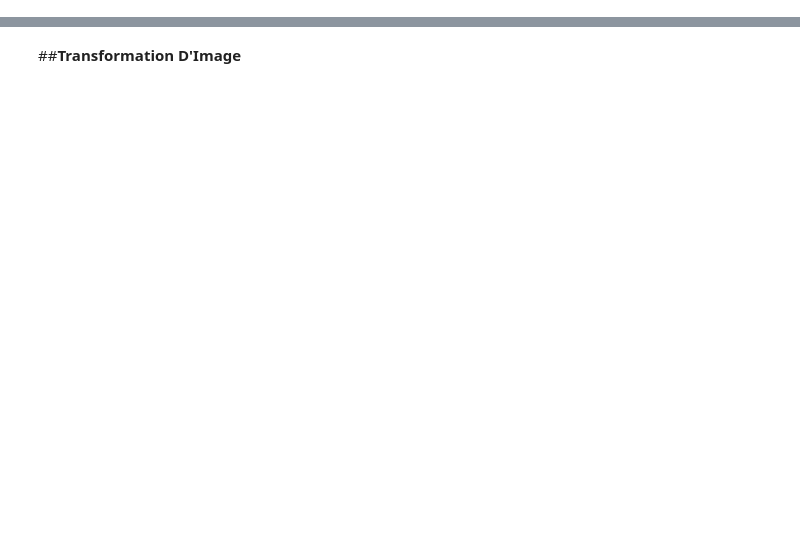
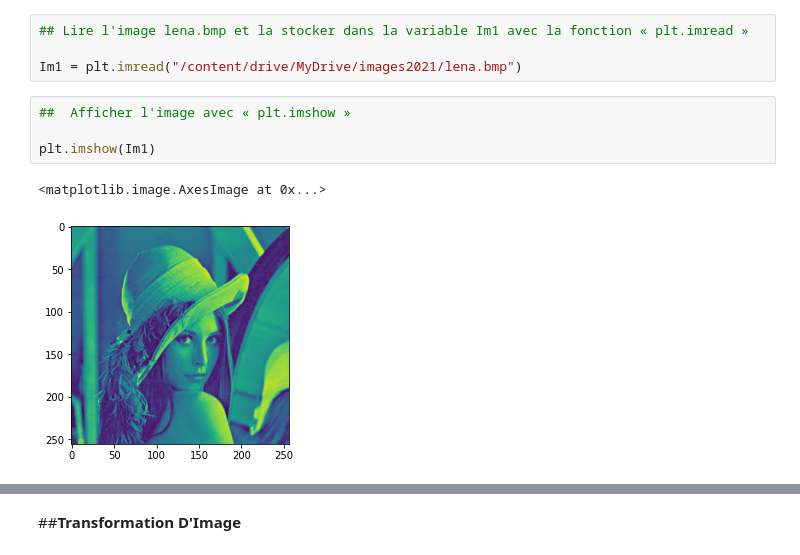
Before and after one commit to Faouzi-Slimi/Image-Processing-Practical-work, a Jupyter notebook: TP2.ipynb, the cells around one changed output, grey strips where cells are left out. Cells and saved outputs as stored; diff of their text form; blank space fills up the shorter version.

```diff
--- a/TP2.ipynb
+++ b/TP2.ipynb
@@ -2,0 +20,11 @@
+# %%
+## Lire l'image lena.bmp et la stocker dans la variable Im1 avec la fonction « plt.imread »
+
+Im1 = plt.imread("/content/drive/MyDrive/images2021/lena.bmp")
+# %%
+##  Afficher l'image avec « plt.imshow »
+
+plt.imshow(Im1)
+# %% [output]
+<matplotlib.image.AxesImage at 0x...>
+[figure, added]
```
Also changed, not shown: parts of 15 cells of this notebook.
